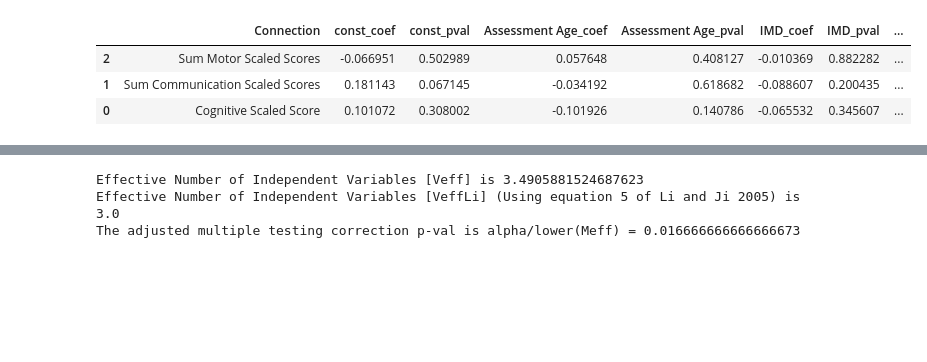
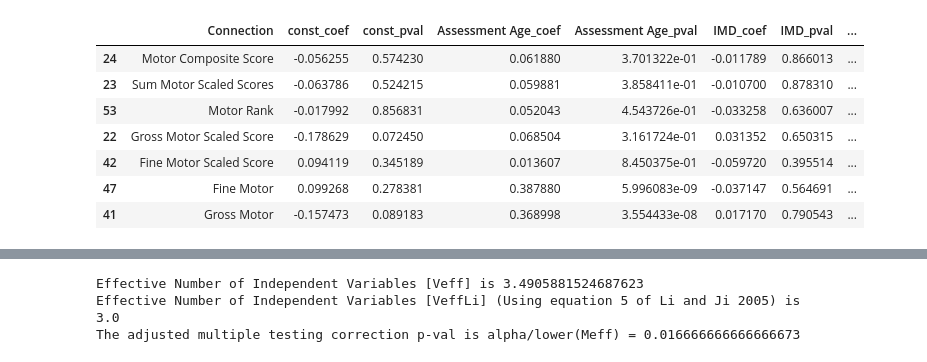
Before and after one commit to lehai-ml/dHCP_genetics, a Jupyter notebook: notebook_results/asd/7_ASD_outcome_dHCP.ipynb, the cells around one changed output, grey strips where cells are left out. Drawn from its saved outputs; the diff is of its cells as text; code cells hidden in the pictures; blank space fills up the shorter version.

```diff
--- a/notebook_results/asd/7_ASD_outcome_dHCP.ipynb
+++ b/notebook_results/asd/7_ASD_outcome_dHCP.ipynb
@@ -37,13 +37,15 @@ dHCP_outcomes = pd.read_csv(f'../../{dataset_path}participant_outcome/DHCPNDH1-L
 # dHCP_outcomes_CBCL_Bayley = dHCP_outcomes.iloc[:,np.r_[0,4,11:13,13,16:19,21:24,34,56,77:92]].copy()
 # dHCP_outcomes_CBCL_Bayley = dHCP_outcomes.iloc[:,np.r_[0,4,11:13,13,18,23,83:90]].copy()
 # dHCP_outcomes_CBCL_Bayley = dHCP_outcomes.iloc[:,np.r_[0,4,11:13,83:90]].copy()
-dHCP_outcomes_CBCL_Bayley = dHCP_outcomes.iloc[:,np.r_[0,4,11:13,13,18,23,72]].copy()
+dHCP_outcomes_CBCL_Bayley = dHCP_outcomes.iloc[:,np.r_[0,4,11:13,21, 22, 23, 24, 25, 29, 30]].copy()
 dHCP_outcomes_CBCL_Bayley['Assessment Age'] = dHCP_outcomes_CBCL_Bayley['Corrected Age - Months'] + dHCP_outcomes_CBCL_Bayley['Corrected Age - Days']/30
 dHCP_outcomes_CBCL_Bayley.rename(columns={'IMD Score':'IMD'},inplace=True)
 dHCP_outcomes_CBCL_Bayley = dHCP_outcomes_CBCL_Bayley.dropna()
 dHCP_total_QCHAT_SCORE = dHCP_outcomes.iloc[:,np.r_[0,72]]
 # %%
 european_volumetric_dataset_term = pd.read_csv('./preprocessed_dataset/imaging_data/volumetric/term/european_volumetric_df_batch2.csv')
+# %%
+european_volumetric_dataset_term = pd.read_csv('../../dataset/preprocessed_dataset/imaging_data/log_file/rel2/volumetric/test_european_volumetric_df_rel2_batch2.csv')
 # %%
 european_volumetric_dataset_term = european_volumetric_dataset_term.merge(dHCP_outcomes_CBCL_Bayley,
                                                                           left_on='ID',
@@ -88,6 +193,6 @@ df['Brain_PC4'] = X_pca[:,3]
 df['PRS_pca'] = prs_pca
 # %%
-cols = [i for i in df.columns if 'scaled' in i.lower()]
+cols = [i for i in df.columns if 'Motor' in i]
 df = data_exploration.MassUnivariate.remove_outliers(df,
                                                         col=cols,
                                                          threshold=3,
@@ -100,16 +205,20 @@ ancestry = ['euro_Anc_PC' + str(i) for i in range(1, 4)]
 
 european_volumetric_term_mass_univariate = data_exploration.MassUnivariate.calculate_mass_univariate_across_multiple_thresholds(
     df,
-    thresholds=['PRS_pca'],
+    thresholds=[i for i in df.columns if 'PRS' in i],
     cat_independentVar_cols=['Gender'],
-    cont_independentVar_cols=['Assessment Age','IMD','GA_vol']+ancestry,
+    cont_independentVar_cols=['Assessment Age','IMD']+ancestry,
     dependentVar_cols=cols,scaling='both')
 # %%
-european_volumetric_term_mass_univariate.sort_values(by='PRS_pval')
+european_volumetric_term_mass_univariate.sort_values(by='PRS_pval').groupby('Connection').head(1)
 # %% [output]
 |  | Connection | const_coef | const_pval | Assessment Age_coef | Assessment Age_pval | IMD_coef | IMD_pval | ... |
-| 2 | Sum Motor Scaled Scores | -0.066951 | 0.502989 | 0.057648 | 0.408127 | -0.010369 | 0.882282 | ... |
-| 1 | Sum Communication Scaled Scores | 0.181143 | 0.067145 | -0.034192 | 0.618682 | -0.088607 | 0.200435 | ... |
-| 0 | Cognitive Scaled Score | 0.101072 | 0.308002 | -0.101926 | 0.140786 | -0.065532 | 0.345607 | ... |
+| 24 | Motor Composite Score | -0.056255 | 0.574230 | 0.061880 | 3.701322e-01 | -0.011789 | 0.866013 | ... |
+| 23 | Sum Motor Scaled Scores | -0.063786 | 0.524215 | 0.059881 | 3.858411e-01 | -0.010700 | 0.878310 | ... |
+| 53 | Motor Rank | -0.017992 | 0.856831 | 0.052043 | 4.543726e-01 | -0.033258 | 0.636007 | ... |
+| 22 | Gross Motor Scaled Score | -0.178629 | 0.072450 | 0.068504 | 3.161724e-01 | 0.031352 | 0.650315 | ... |
+| 42 | Fine Motor Scaled Score | 0.094119 | 0.345189 | 0.013607 | 8.450375e-01 | -0.059720 | 0.395514 | ... |
+| 47 | Fine Motor | 0.099268 | 0.278381 | 0.387880 | 5.996083e-09 | -0.037147 | 0.564691 | ... |
+| 41 | Gross Motor | -0.157473 | 0.089183 | 0.368998 | 3.554433e-08 | 0.017170 | 0.790543 | ... |
 # %%
 visualisation.simple_plots.Scatter(x='PRS_pca',
```
Also changed, not shown: parts of 8 cells of this notebook.
